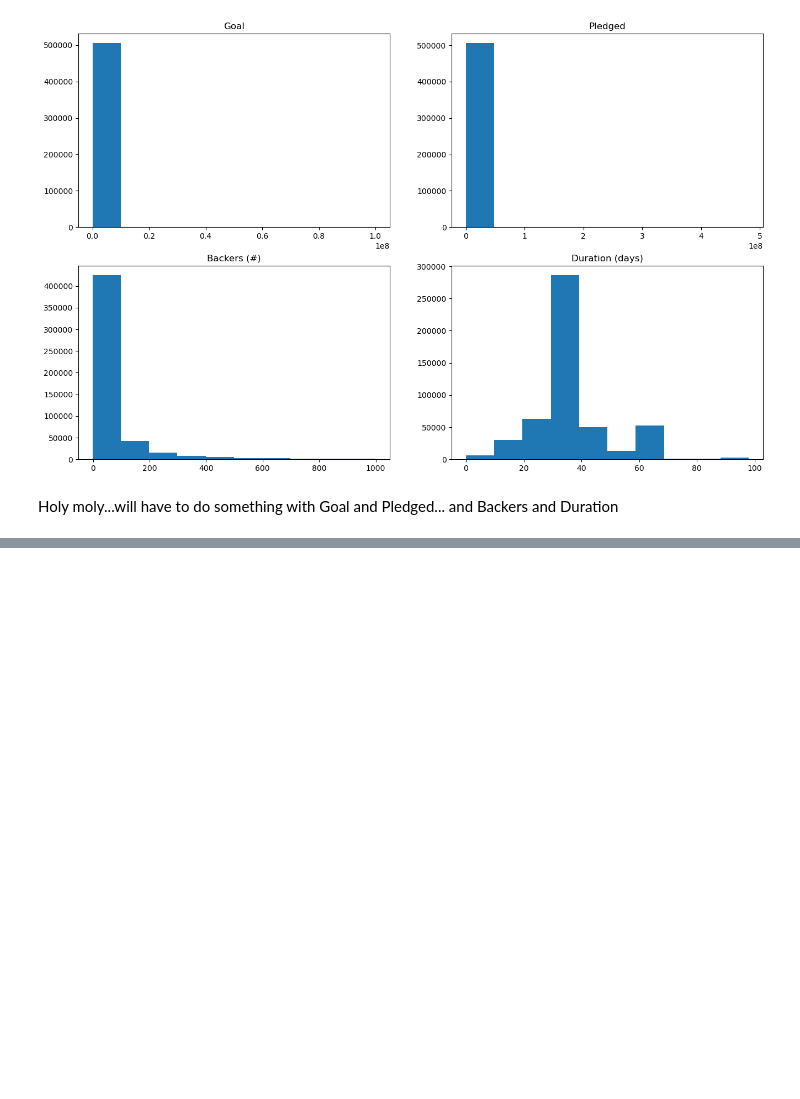
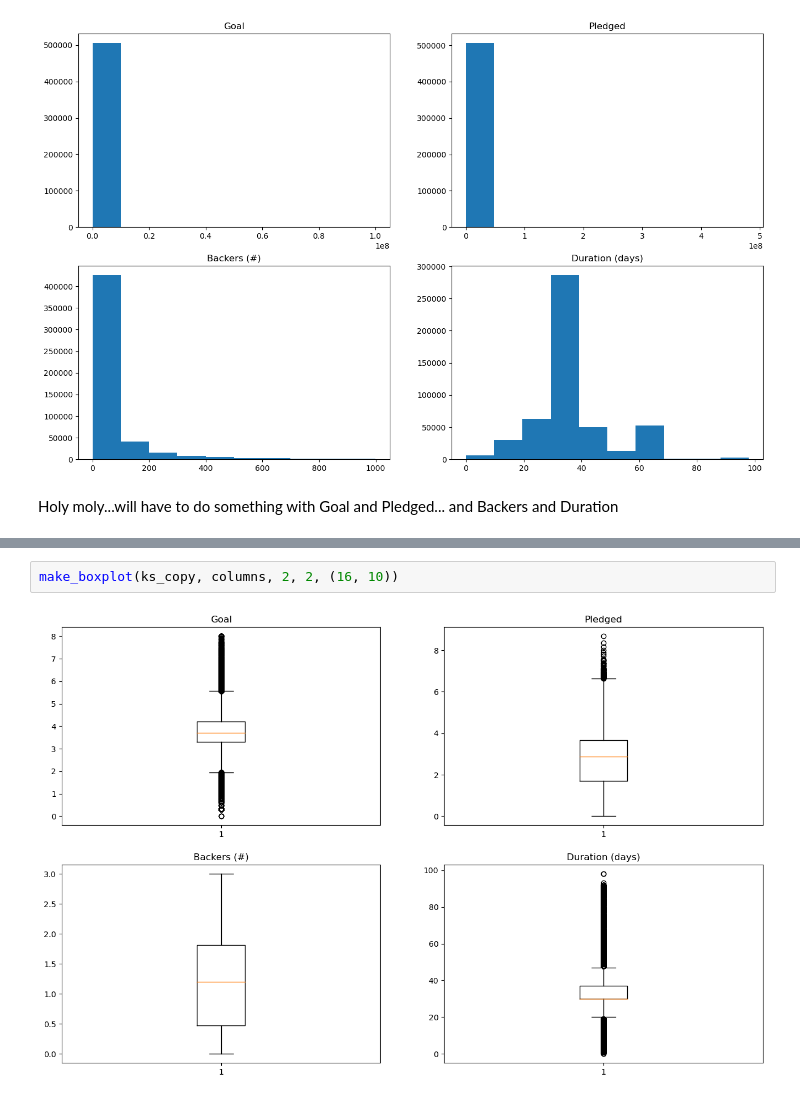
Before and after one commit to SBangarh/Kickstarter_analysis, a Jupyter notebook: eda.ipynb, the cells around one changed output, grey strips where cells are left out. Drawn from its saved outputs; the diff is of its cells as text; blank space fills up the shorter version.

```diff
--- a/eda.ipynb
+++ b/eda.ipynb
@@ -641,0 +735,4 @@ draft_df['Backers (#)'] = np.log(draft_df['Backers (#)'])
+# %%
+make_boxplot(ks_copy, columns, 2, 2, (16, 10))
+# %% [output]
+[figure, added]
```
Also changed, not shown: parts of 86 cells of this notebook.
